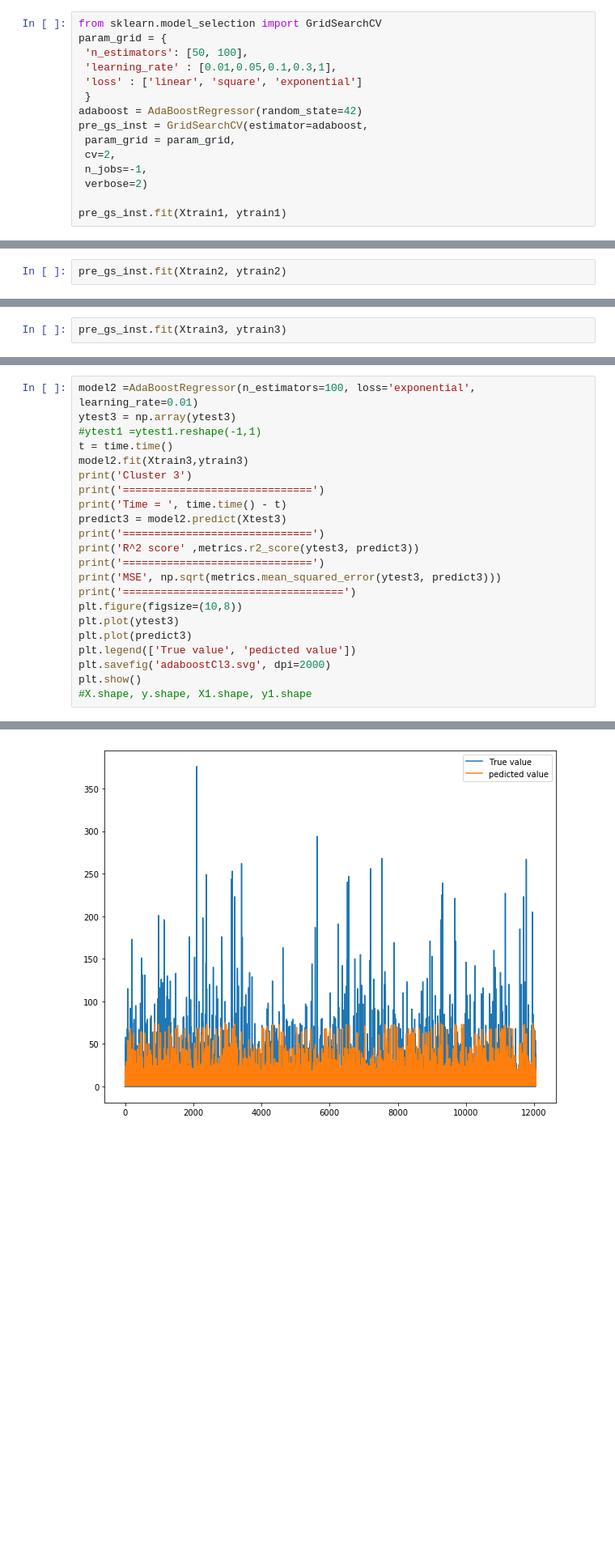
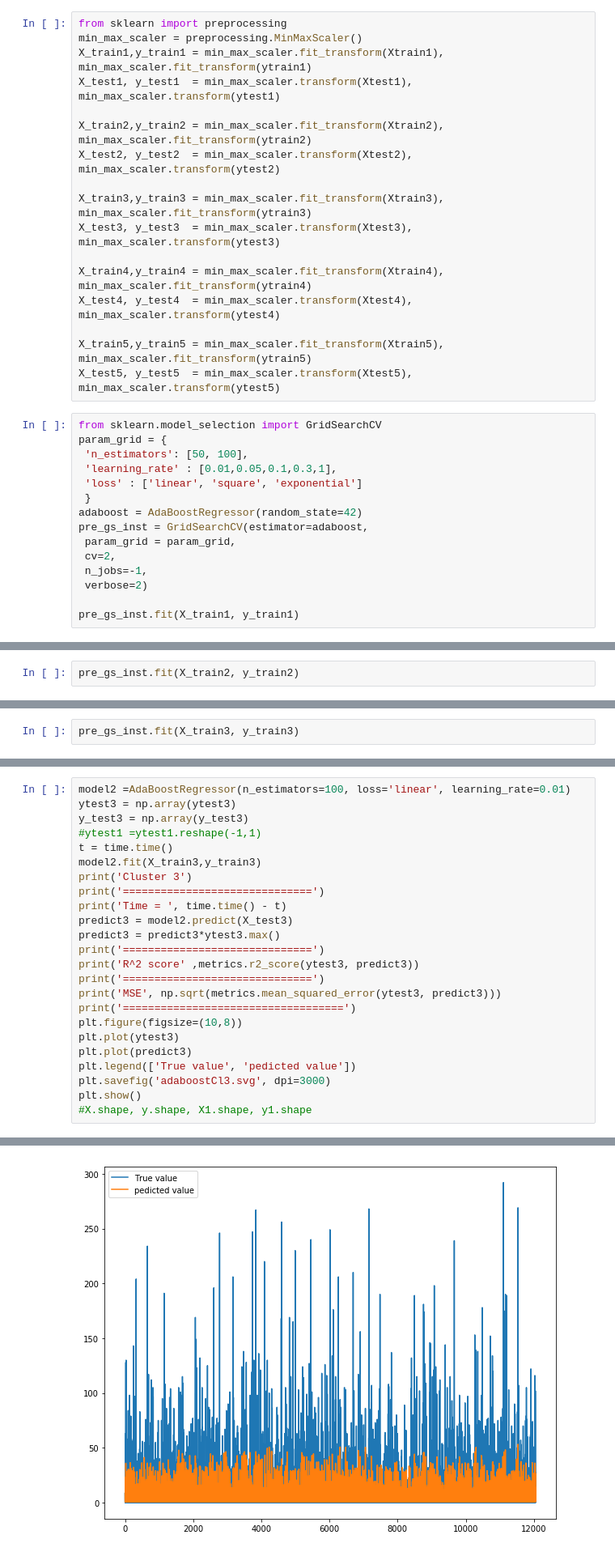
Before and after one commit to AmrKhalifa/Modeling-rainfall-data-in-Bangladesh, a Jupyter notebook: AdaboostRegressor.ipynb, the cells around one changed output, grey strips where cells are left out. Shown at 81% size. Cells and saved outputs as stored; diff of their text form; blank space fills up the shorter version.

```diff
--- a/AdaboostRegressor.ipynb
+++ b/AdaboostRegressor.ipynb
@@ -57,6 +57,23 @@ Xtrain2,Xtest2, ytrain2, ytest2 = train_test_split(X2, y2,test_size=0.2 )
 Xtrain3,Xtest3, ytrain3, ytest3 = train_test_split(X3, y3,test_size=0.2 )
 Xtrain4,Xtest4, ytrain4, ytest4 = train_test_split(X4, y4,test_size=0.2 )
 Xtrain5,Xtest5, ytrain5, ytest5 = train_test_split(X5, y5,test_size=0.2 )
+# %%
+from sklearn import preprocessing
+min_max_scaler = preprocessing.MinMaxScaler()
+X_train1,y_train1 = min_max_scaler.fit_transform(Xtrain1), min_max_scaler.fit_transform(ytrain1)
+X_test1, y_test1  = min_max_scaler.transform(Xtest1), min_max_scaler.transform(ytest1)
+
+X_train2,y_train2 = min_max_scaler.fit_transform(Xtrain2), min_max_scaler.fit_transform(ytrain2)
+X_test2, y_test2  = min_max_scaler.transform(Xtest2), min_max_scaler.transform(ytest2)
+
+X_train3,y_train3 = min_max_scaler.fit_transform(Xtrain3), min_max_scaler.fit_transform(ytrain3)
+X_test3, y_test3  = min_max_scaler.transform(Xtest3), min_max_scaler.transform(ytest3)
+
+X_train4,y_train4 = min_max_scaler.fit_transform(Xtrain4), min_max_scaler.fit_transform(ytrain4)
+X_test4, y_test4  = min_max_scaler.transform(Xtest4), min_max_scaler.transform(ytest4)
+
+X_train5,y_train5 = min_max_scaler.fit_transform(Xtrain5), min_max_scaler.fit_transform(ytrain5)
+X_test5, y_test5  = min_max_scaler.transform(Xtest5), min_max_scaler.transform(ytest5)
 # %%
 from sklearn.model_selection import GridSearchCV
 param_grid = {
@@ -71,7 +88,7 @@ pre_gs_inst = GridSearchCV(estimator=adaboost,
  n_jobs=-1,
  verbose=2)
 
-pre_gs_inst.fit(Xtrain1, ytrain1)
+pre_gs_inst.fit(X_train1, y_train1)
 # %% [output]
 Fitting 2 folds for each of 30 candidates, totalling 60 fits
 [CV] learning_rate=0.01, loss=linear, n_estimators=50 ................
@@ -155,7 +174,7 @@ MSE 12.259304254036193
 # %% [markdown]
 # cluster 2
 # %%
-pre_gs_inst.fit(Xtrain2, ytrain2)
+pre_gs_inst.fit(X_train2, y_train2)
 # %% [output]
 Fitting 2 folds for each of 30 candidates, totalling 60 fits
 [CV] learning_rate=0.01, loss=linear, n_estimators=50 ................
@@ -239,7 +260,7 @@ MSE 22.74677966096478
 # %% [markdown]
 # Cluster 3
 # %%
-pre_gs_inst.fit(Xtrain3, ytrain3)
+pre_gs_inst.fit(X_train3, y_train3)
 # %% [output]
 Fitting 2 folds for each of 30 candidates, totalling 60 fits
 [CV] learning_rate=0.01, loss=linear, n_estimators=50 ................
@@ -291,13 +312,15 @@ pre_gs_inst.best_params_
 # %%
-model2 =AdaBoostRegressor(n_estimators=100, loss='exponential', learning_rate=0.01)
+model2 =AdaBoostRegressor(n_estimators=100, loss='linear', learning_rate=0.01)
 ytest3 = np.array(ytest3)
+y_test3 = np.array(y_test3)
 #ytest1 =ytest1.reshape(-1,1)
 t = time.time()
-model2.fit(Xtrain3,ytrain3)
+model2.fit(X_train3,y_train3)
 print('Cluster 3')
 print('==============================')
 print('Time = ', time.time() - t)
-predict3 = model2.predict(Xtest3)
+predict3 = model2.predict(X_test3)
+predict3 = predict3*ytest3.max()
 print('==============================')
 print('R^2 score' ,metrics.r2_score(ytest3, predict3))
 print('==============================')
@@ -307,7 +330,7 @@ plt.figure(figsize=(10,8))
 plt.plot(ytest3)
 plt.plot(predict3)
 plt.legend(['True value', 'pedicted value'])
-plt.savefig('adaboostCl3.svg', dpi=2000)
+plt.savefig('adaboostCl3.svg', dpi=3000)
 plt.show()
 #X.shape, y.shape, X1.shape, y1.shape
 # %% [output]
@@ -321,5 +344,5 @@ MSE 17.068679506097432
 ===================================
-[figure, old version]
+[figure, new version]
 # %% [markdown]
 # cluster 4
 # %%
```
Also changed, not shown: parts of 16 cells of this notebook, 4 other files.
